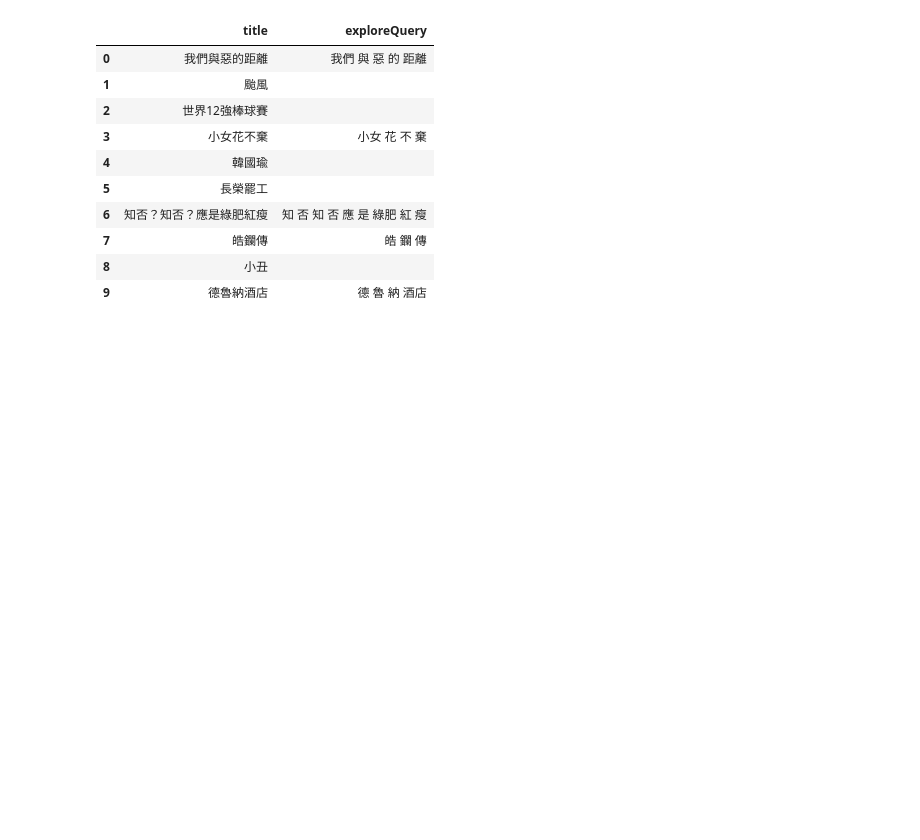
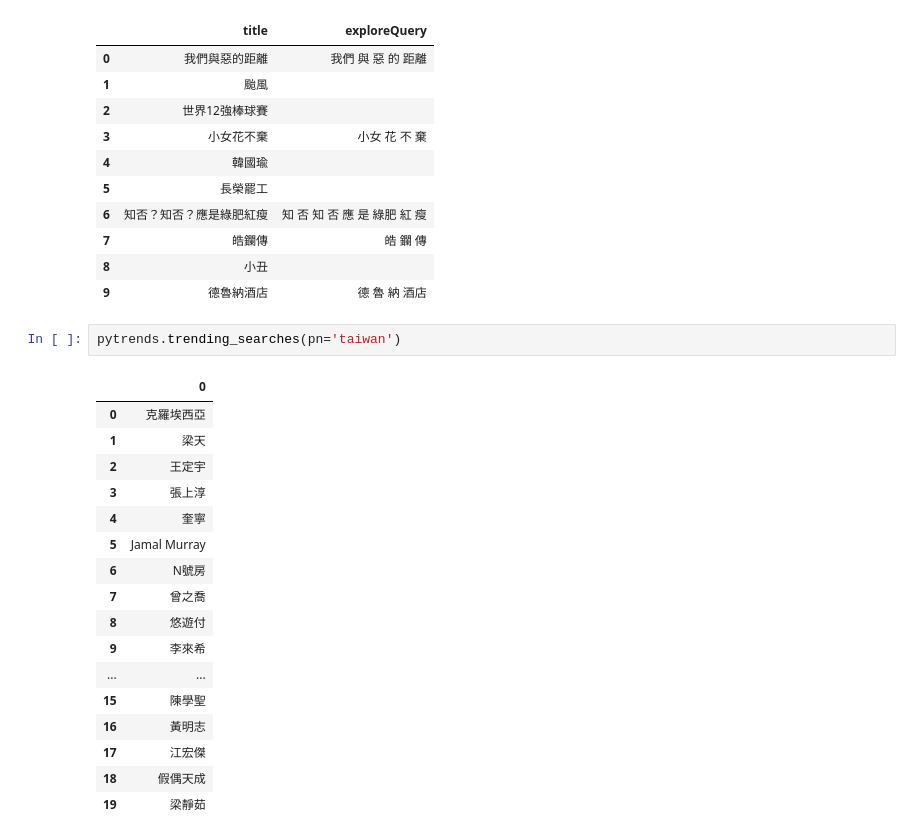
Before and after one commit to Benknightdark/GoogleTrendsApi, a Jupyter notebook: notebook/Google Trends API.ipynb, the cells around one changed output. Saved outputs shown, nothing was run; the diff lists cells and outputs as text; blank space fills up the shorter version.

```diff
--- a/notebook/Google Trends API.ipynb
+++ b/notebook/Google Trends API.ipynb
@@ -131,3 +131,23 @@ top_charts_df
 | 7 | 皓鑭傳 | 皓 鑭 傳 |
 | 8 | 小丑 |  |
 | 9 | 德魯納酒店 | 德 魯 納 酒店 |
+# %%
+pytrends.trending_searches(pn='taiwan')
+# %% [output]
+|  | 0 |
+| 0 | 克羅埃西亞 |
+| 1 | 梁天 |
+| 2 | 王定宇 |
+| 3 | 張上淳 |
+| 4 | 奎寧 |
+| 5 | Jamal Murray |
+| 6 | N號房 |
+| 7 | 曾之喬 |
+| 8 | 悠遊付 |
+| 9 | 李來希 |
+| ... | ... |
+| 15 | 陳學聖 |
+| 16 | 黃明志 |
+| 17 | 江宏傑 |
+| 18 | 假偶天成 |
+| 19 | 梁靜茹 |
```
Also changed, not shown: parts of 2 cells of this notebook, 1 other file.
